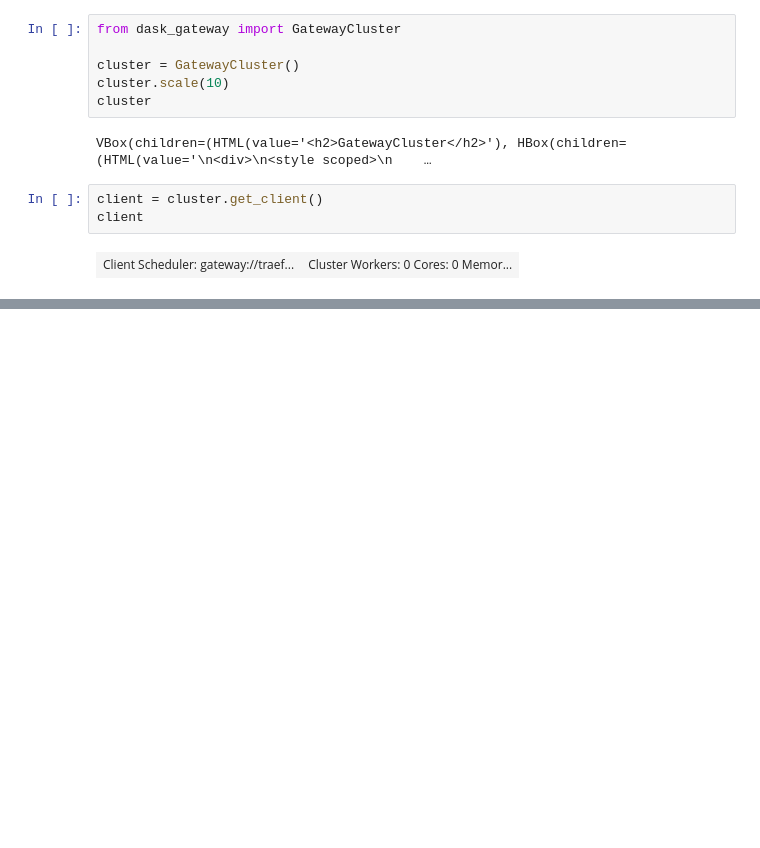
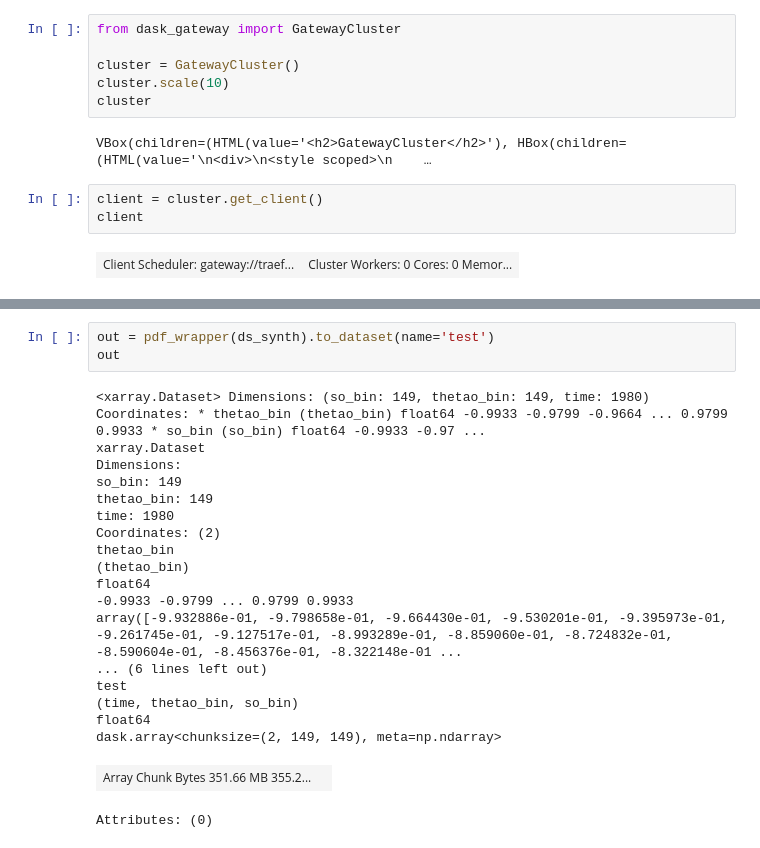
Before and after one commit to ocean-transport/coiled_collaboration, a Jupyter notebook: notebooks/jbusecke_2d_xhistogram/jbusecke_2d_xhistogram.ipynb, the cells around one changed output, grey strips where cells are left out. Cells and saved outputs as stored; diff of their text form; blank space fills up the shorter version.

```diff
--- a/notebooks/jbusecke_2d_xhistogram/jbusecke_2d_xhistogram.ipynb
+++ b/notebooks/jbusecke_2d_xhistogram/jbusecke_2d_xhistogram.ipynb
@@ -111 +117,24 @@ dask.array<chunksize=(360, 291, 45, 1), meta=np.ndarray>
 Attributes: (0)
+# %%
+out = pdf_wrapper(ds_synth).to_dataset(name='test')
+out
+# %% [output]
+<xarray.Dataset> Dimensions: (so_bin: 149, thetao_bin: 149, time: 1980) Coordinates: * thetao_bin (thetao_bin) float64 -0.9933 -0.9799 -0.9664 ... 0.9799 0.9933 * so_bin (so_bin) float64 -0.9933 -0.97 ...
+xarray.Dataset
+Dimensions:
+so_bin: 149
+thetao_bin: 149
+time: 1980
+Coordinates: (2)
+thetao_bin
+(thetao_bin)
+float64
+-0.9933 -0.9799 ... 0.9799 0.9933
+array([-9.932886e-01, -9.798658e-01, -9.664430e-01, -9.530201e-01, -9.395973e-01, -9.261745e-01, -9.127517e-01, -8.993289e-01, -8.859060e-01, -8.724832e-01, -8.590604e-01, -8.456376e-01, -8.322148e-01 ...
+... (6 lines left out)
+test
+(time, thetao_bin, so_bin)
+float64
+dask.array<chunksize=(2, 149, 149), meta=np.ndarray>
+| Array Chunk Bytes 351.66 MB 355.2... |  |
+Attributes: (0)
```
Also changed, not shown: parts of 10 cells of this notebook, 4 other files.
